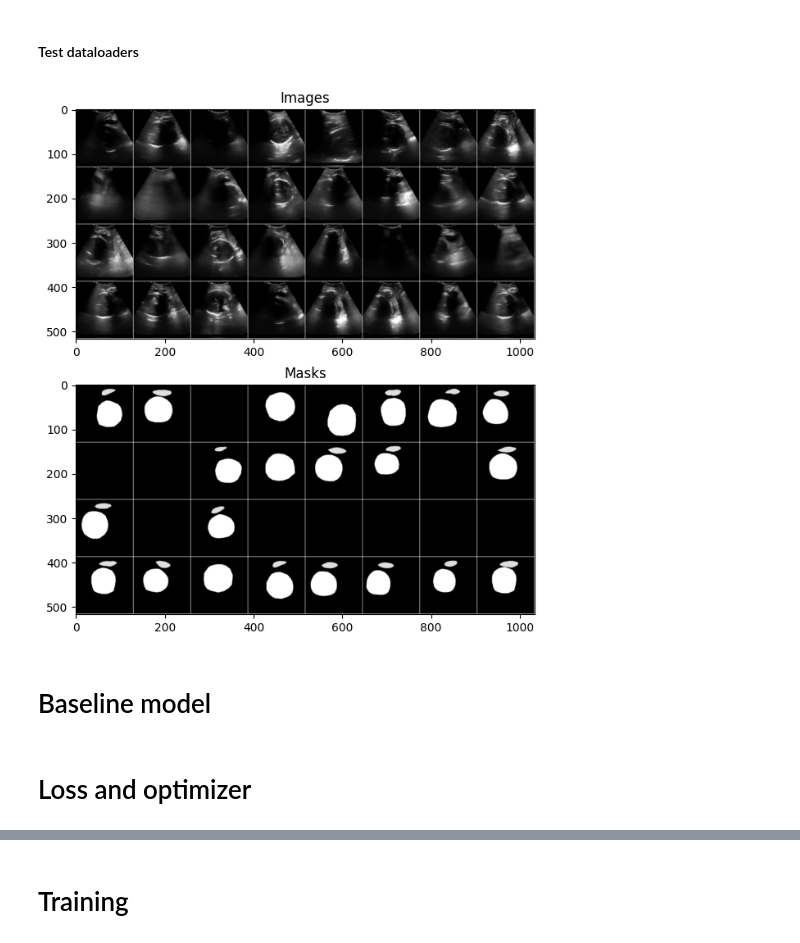
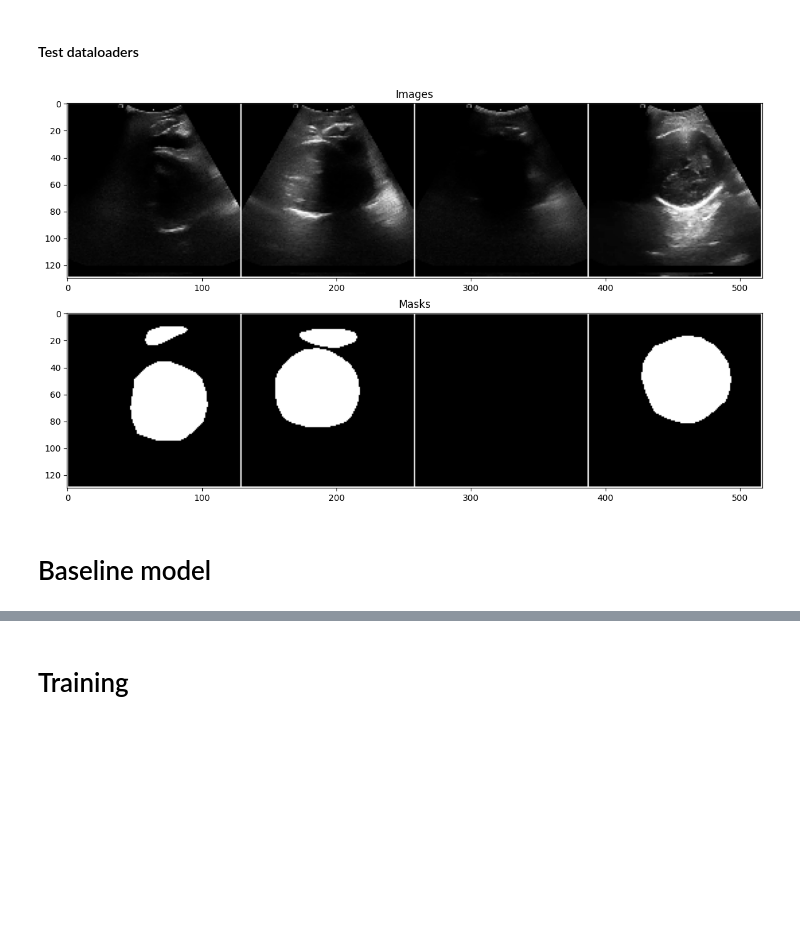
Before and after one commit to lamld203844/Biomedical-Segmentation, a Jupyter notebook: baseline-model.ipynb, the cells around one changed output, grey strips where cells are left out. Saved outputs shown, nothing was run; the diff lists cells and outputs as text; code cells hidden in the pictures; blank space fills up the shorter version.

Commit message:
edit little in dataset, the result is still bad

```diff
--- a/baseline-model.ipynb
+++ b/baseline-model.ipynb
@@ -113,0 +83,6 @@ print(len(val_img))
+# %%
+path = f'{dataset_path}/enhance_mask/{train_mask[1]}'
+mask = cv2.imread(path, cv2.IMREAD_GRAYSCALE)
+print(f'Shape = {mask.shape}, uniques value = {np.unique(mask.flatten())}')
+plt.imshow(mask)
+plt.show()
@@ -113,0 +92,6 @@ print(len(val_img))
+# %%
+path = f'{dataset_path}/image/{train_img[1]}'
+img = cv2.imread(path)
+print(f'Shape = {img.shape}, uniques value = {np.unique(img.flatten())}')
+plt.imshow(img)
+plt.show()
@@ -155,6 +154,6 @@ transform = transforms.Compose([
 # %% [markdown]
 #### Define dataset instance
 # %%
-train = SegmentationDataset(train_img, train_mask, transform=transform)
-val = SegmentationDataset(val_img, val_mask, transform=transform)
-test = SegmentationDataset(test_img, test_mask, transform=transform)
+train_set = SegmentationDataset(train_img, train_mask)
+val_set = SegmentationDataset(train_img, train_mask)
+test_set = SegmentationDataset(test_img, test_mask)
@@ -178,60 +160,59 @@ train[0]
 # %% [markdown]
 #### Instantiate dataloaders
 # %%
-batch_size = 32
+batch_size = 4
 
 train_loader = DataLoader(
-    dataset=train,
+    dataset=train_set,
     batch_size=batch_size,
     shuffle=True,
-    num_workers=0
 )
 
 val_loader = DataLoader(
-    dataset=val,
+    dataset=val_set,
     batch_size=batch_size,
     shuffle=True,
-    num_workers=0
 )
 
 test_loader = DataLoader(
-    dataset=test,
+    dataset=test_set,
     batch_size=batch_size,
-    shuffle=True,
-    num_workers=0
+    shuffle=False,
 )
 # %% [markdown]
 #### Test dataloaders
 # %%
 %matplotlib inline
+import matplotlib
 images, masks = next(iter(train_loader))
 
 grid_image = torchvision.utils.make_grid(
     images[:batch_size],
     padding=1,
     pad_value=1.0,
-    normalize=True
 )
 grid_image = np.transpose(grid_image, (1, 2, 0))
 
 grid_mask = torchvision.utils.make_grid(
     masks[:batch_size],
     padding=1,
     pad_value=1.0,
-    normalize=True
 )
-# Transpose the dimensions for Matplotlib compatibility
 grid_mask = np.transpose(grid_mask, (1, 2, 0))
+
+# Create a colormap to map mask values to colors
+cmap = matplotlib.colormaps['viridis']  # Access colormap directly from the dictionary
+norm = plt.Normalize(vmin=0, vmax=8)
 
 # Display the images and masks side by side
 fig, axes = plt.subplots(2, 1, figsize=(16, 8))
 
 axes[0].imshow(grid_image)
 axes[0].set_title('Images')
 
-axes[1].imshow(grid_mask)
+axes[1].imshow(grid_mask, cmap=cmap)  # Apply colormap to the mask
 axes[1].set_title('Masks')
 
 plt.show()
 # %% [output]
-[figure, old version]
+[figure, new version]
@@ -306,2 +258,0 @@ model = SegmentationModel(num_classes=1)
-# %% [markdown]
-# Loss and optimizer
```
Also changed, not shown: parts of 30 cells of this notebook.
